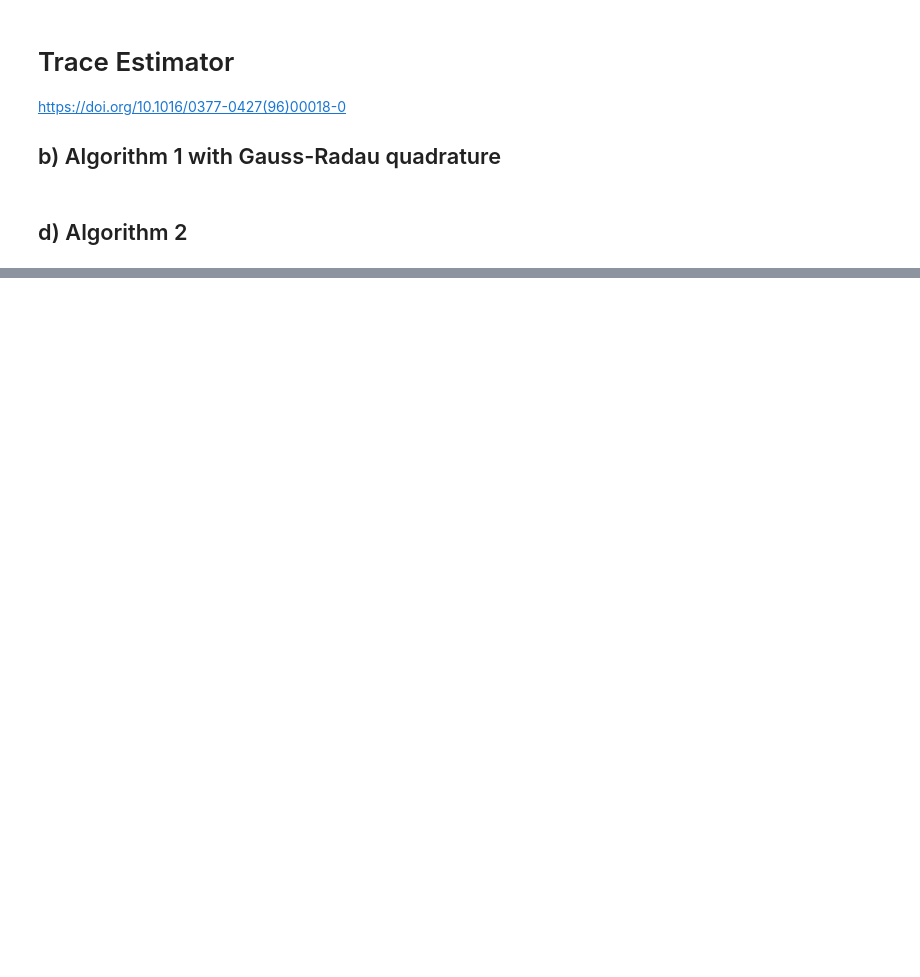
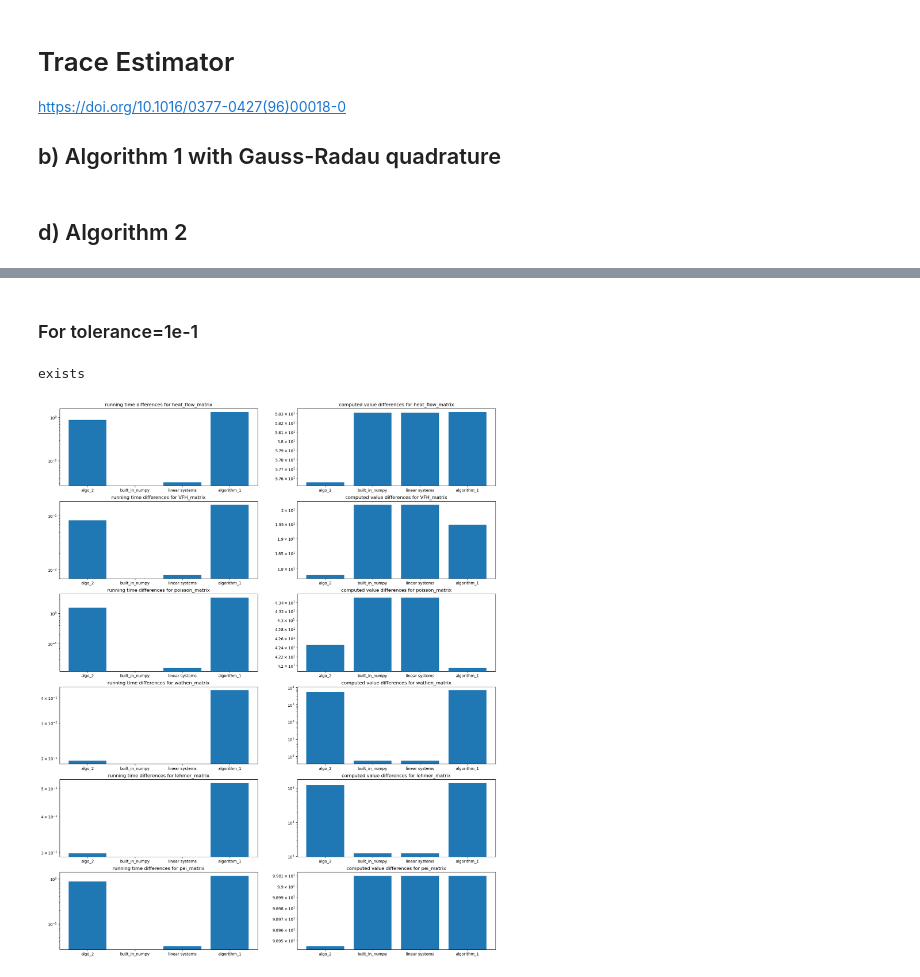
Before and after one commit to Aurenore/CLAProject_TraceEstimator, a Jupyter notebook: Trace_Estimator-clean.ipynb, the cells around one changed output, grey strips where cells are left out. Saved outputs shown, nothing was run; the diff lists cells and outputs as text; code cells hidden in the pictures; blank space fills up the shorter version.

```diff
--- a/Trace_Estimator-clean.ipynb
+++ b/Trace_Estimator-clean.ipynb
@@ -176,18 +230,22 @@ for i in range(len(matrix_array)):
 # %%
-#this cell and the above one can be combined
+matrix_names=['heat_flow_matrix', 'VFH_matrix', 'poisson_matrix', 'wathen_matrix', 'lehmer_matrix', 'pei_matrix']
 
-L=len(matrix_array)
+running_time_array, computed_value_array=get_pickle_file(1e-5)
 
-fig, axs=plt.subplots(2,L, figsize= (40,15), sharey = False, sharex = False) #see if we keep sharey and sharex true
+L=len(running_time_array)
+
+fig, axs=plt.subplots(L,2, figsize= (20,25), sharey = False, sharex = False) #unfortunately, can't do sharex and share y as
+#the scale of the computed values fuck everything up also I don't think it would be very relevant to compare the
+#execution time matrice wise as they all are different, have different size etc...
 
 
 for j in range(L):
-    axs[0][j].bar(['algo_2', 'built_in_numpy', 'linear systems', 'algorithm_1'], running_time_array[j])
+    axs[j][0].bar(['algo_2', 'built_in_numpy', 'linear systems', 'algorithm_1'], running_time_array[j])
     #we'll see if we keep the plotting in logscale
-    axs[0][j].set_yscale('log')
-    axs[0][j].set_title('running time differences for '+ matrix_names[j], fontsize=12)
+    axs[j][0].set_yscale('log')
+    axs[j][0].set_title('running time differences for '+ matrix_names[j], fontsize=12)
 
-    axs[1][j].bar(['algo_2', 'built_in_numpy', 'linear systems', 'algorithm_1'], computed_value_array[j])
+    axs[j][1].bar(['algo_2', 'built_in_numpy', 'linear systems', 'algorithm_1'], computed_value_array[j])
     #we'll see if we keep the plotting in logscale
-    axs[1][j].set_yscale('log')
-    axs[1][j].set_title('computed value differences for '+ matrix_names[j], fontsize=12)
+    axs[j][1].set_yscale('log')
+    axs[j][1].set_title('computed value differences for '+ matrix_names[j], fontsize=12)
@@ -387,0 +252,27 @@ def numerical_experiments(matrix):
+# %% [markdown]
+### For tolerance=1e-1
+# %%
+matrix_names=['heat_flow_matrix', 'VFH_matrix', 'poisson_matrix', 'wathen_matrix', 'lehmer_matrix', 'pei_matrix']
+
+running_time_array, computed_value_array=get_pickle_file(1e-1)
+
+L=len(running_time_array)
+
+fig, axs=plt.subplots(L,2, figsize= (20,25), sharey = False, sharex = False) #unfortunately, can't do sharex and share y as
+#the scale of the computed values fuck everything up also I don't think it would be very relevant to compare the
+#execution time matrice wise as they all are different, have different size etc...
+
+
+for j in range(L):
+    axs[j][0].bar(['algo_2', 'built_in_numpy', 'linear systems', 'algorithm_1'], running_time_array[j])
+    #we'll see if we keep the plotting in logscale
+    axs[j][0].set_yscale('log')
+    axs[j][0].set_title('running time differences for '+ matrix_names[j], fontsize=12)
+
+    axs[j][1].bar(['algo_2', 'built_in_numpy', 'linear systems', 'algorithm_1'], computed_value_array[j])
+    #we'll see if we keep the plotting in logscale
+    axs[j][1].set_yscale('log')
+    axs[j][1].set_title('computed value differences for '+ matrix_names[j], fontsize=12)
+# %% [output]
+exists
+[figure, added]
```
Also changed, not shown: parts of 28 cells of this notebook, 7 other files.
